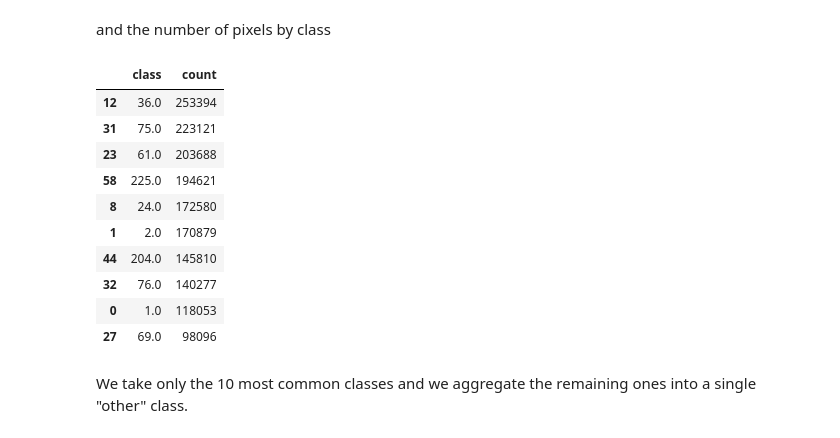
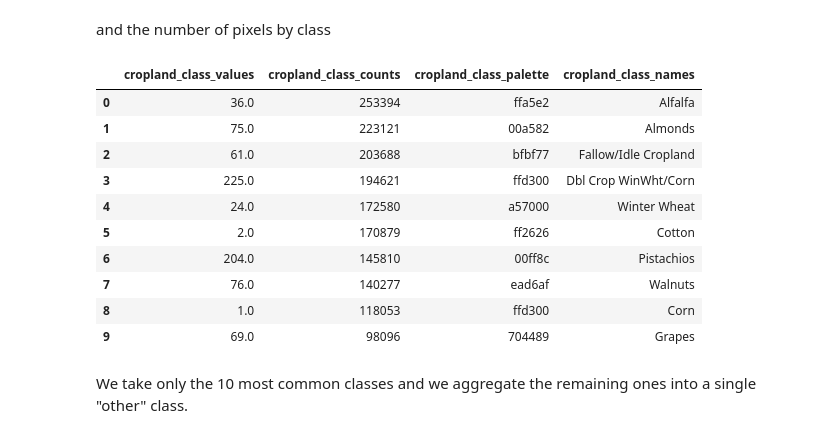
Before and after one commit to yaron1000/cnn-models, a Jupyter notebook: notebooks/Sentinel-2_cropland_data.ipynb, the cells around one changed output. Saved outputs shown, nothing was run; the diff lists cells and outputs as text; code cells hidden in the pictures.

```diff
--- a/notebooks/Sentinel-2_cropland_data.ipynb
+++ b/notebooks/Sentinel-2_cropland_data.ipynb
@@ -275,0 +286,6 @@ Load USDA NASS Cropland Data Layers.
+# %%
+cropland_info = pd.DataFrame({'cropland_class_values':dataset.getInfo().get('features')[0].get('properties').get('cropland_class_values'),
+                              'cropland_class_palette':dataset.getInfo().get('features')[0].get('properties').get('cropland_class_palette'),
+                              'cropland_class_names':dataset.getInfo().get('features')[0].get('properties').get('cropland_class_names')
+                             })
+cropland_info.head()
@@ -423,21 +442,22 @@ len(np.unique(data_y[:,:,0]))
 and the number of pixels by class
 # %%
 value, count = np.unique(data_y[:,:,0], return_counts=True)
-df = pd.DataFrame({'class': value, 'count': count})
-df.sort_values(by='count', ascending=False, inplace=True)
+df = pd.DataFrame({'cropland_class_values': value, 'cropland_class_counts': count})
+df.sort_values(by='cropland_class_counts', ascending=False, inplace=True)
+df = pd.merge(df, cropland_info, how='left', on=['cropland_class_values'])
 df.head(10)
 # %% [output]
-|  | class | count |
-| 12 | 36.0 | 253394 |
-| 31 | 75.0 | 223121 |
-| 23 | 61.0 | 203688 |
-| 58 | 225.0 | 194621 |
-| 8 | 24.0 | 172580 |
-| 1 | 2.0 | 170879 |
-| 44 | 204.0 | 145810 |
-| 32 | 76.0 | 140277 |
-| 0 | 1.0 | 118053 |
-| 27 | 69.0 | 98096 |
+|  | cropland_class_values | cropland_class_counts | cropland_class_palette | cropland_class_names |
+| 0 | 36.0 | 253394 | ffa5e2 | Alfalfa |
+| 1 | 75.0 | 223121 | 00a582 | Almonds |
+| 2 | 61.0 | 203688 | bfbf77 | Fallow/Idle Cropland |
+| 3 | 225.0 | 194621 | ffd300 | Dbl Crop WinWht/Corn |
+| 4 | 24.0 | 172580 | a57000 | Winter Wheat |
+| 5 | 2.0 | 170879 | ff2626 | Cotton |
+| 6 | 204.0 | 145810 | 00ff8c | Pistachios |
+| 7 | 76.0 | 140277 | ead6af | Walnuts |
+| 8 | 1.0 | 118053 | ffd300 | Corn |
+| 9 | 69.0 | 98096 | 704489 | Grapes |
 # %% [markdown]
 We take only the 10 most common classes and we aggregate the remaining ones into a single "other" class.
 # %%
```
Also changed, not shown: parts of 31 cells of this notebook.
